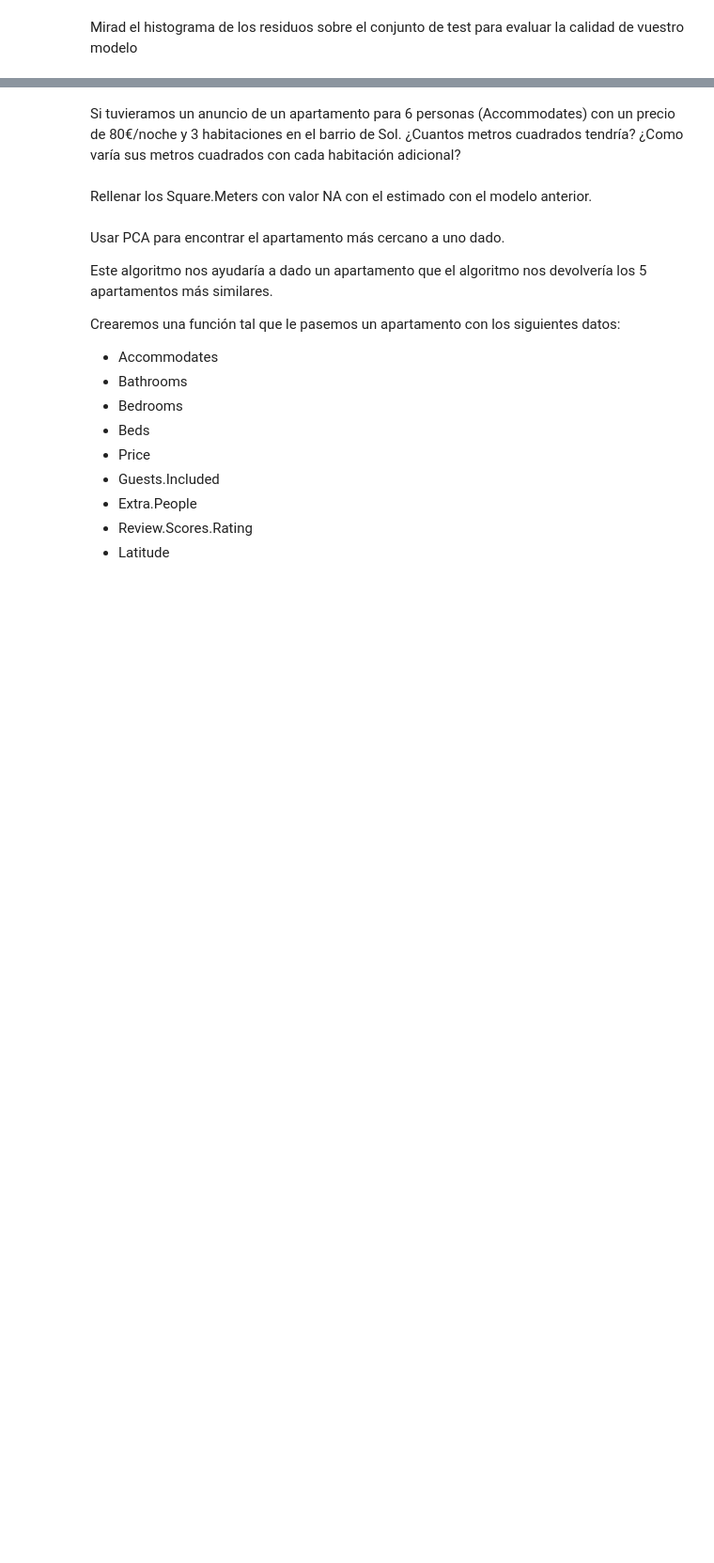
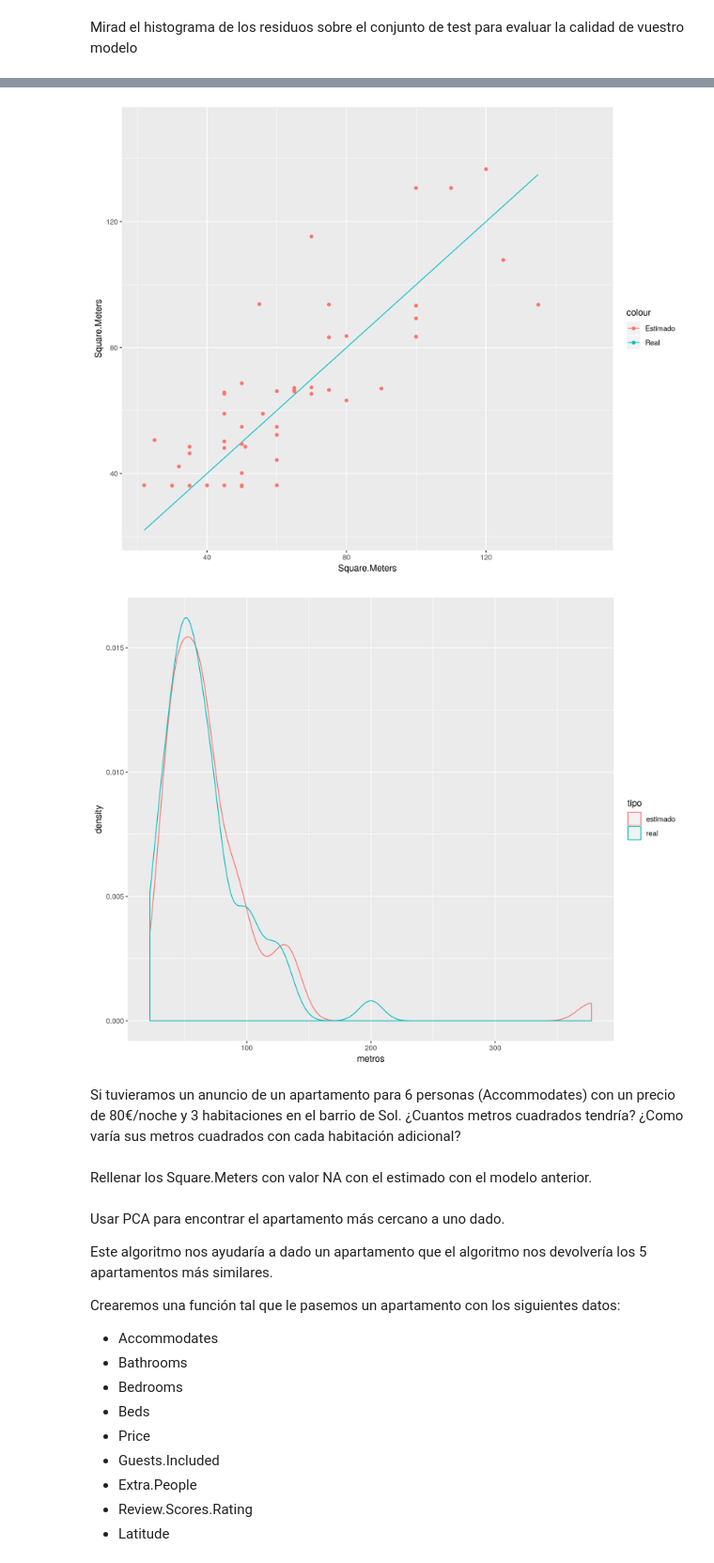
Before and after one commit to Inotist/proyect-bd-ml, a Jupyter notebook: Data Mining/0-Practica-NombreAlumno.ipynb, the cells around one changed output, grey strips where cells are left out. Shown at 94% size. Drawn from its saved outputs; the diff is of its cells as text; code cells hidden in the pictures; blank space fills up the shorter version.

Commit message:
avanzando en data mining

```diff
--- a/Data Mining/0-Practica-NombreAlumno.ipynb
+++ b/Data Mining/0-Practica-NombreAlumno.ipynb
@@ -110,7 +142,7 @@ plot(cut(hcd, h=0.9)$upper)
 # %% [markdown]
 Vamos a crear una nueva columna en el dataframe df_madrid con un nuevo identificador marcado por los clusters obtenidos. Esta columna la llamaremos neighb_id
 # %%
-clusters <- as.data.frame(cutree(hc,h=0.9))
+clusters <- as.data.frame(cutree(hc,k=6))
 colnames(clusters) <- 'neighb_id'
 clusters$Neighbourhood <- rownames(clusters)
 # %%
@@ -157,0 +169,5 @@ Number of Fisher Scoring iterations: 2
+# %%
+# Utilizo las variables que tienen más sentido y que tras varias iteraciones parecen mantener cierta correlación
+model_df_madrid <- glm(Square.Meters~poly(Bathrooms,2)*poly(Bedrooms,3)*Price,
+                       data=df_madrid.train[complete.cases(df_madrid.train$Bedrooms)&complete.cases(df_madrid.train$Bathrooms),])
+summary(model_df_madrid)
@@ -174,0 +208,17 @@ ggplot(df_madrid.test,aes(x=Square.Meters))+
+# %%
+options(repr.plot.height=8,repr.plot.width=10,repr.plot.res = 300)
+ggplot(df_madrid.test,aes(x=Square.Meters))+
+    geom_line(aes(y=Square.Meters,color="Real"))+
+    geom_point(aes(y=Estimated.SqMet,color="Estimado"))+
+    xlim(NA,150)+
+    ylim(NA,150)
+
+real <- as.data.frame(df_madrid.test$Square.Meters)
+colnames(real) <- 'metros'
+estimado <- as.data.frame(df_madrid.test$Estimated.SqMet)
+colnames(estimado) <- 'metros'
+real$tipo <- 'real'
+estimado$tipo <- 'estimado'
+curva <- rbind(real,estimado)
+ggplot(curva, aes(metros, color=tipo))+geom_density()
+# %% [output]
@@ -175,3 +231,5 @@ ggplot(df_madrid.test,aes(x=Square.Meters))+
+[figure, added]
+[figure, added]
 # %% [markdown]
 Si tuvieramos un anuncio de un apartamento para 6 personas (Accommodates) con un precio de 80€/noche y 3 habitaciones en el barrio de Sol.
 ¿Cuantos metros cuadrados tendría?
```
Also changed, not shown: parts of 9 cells of this notebook.
